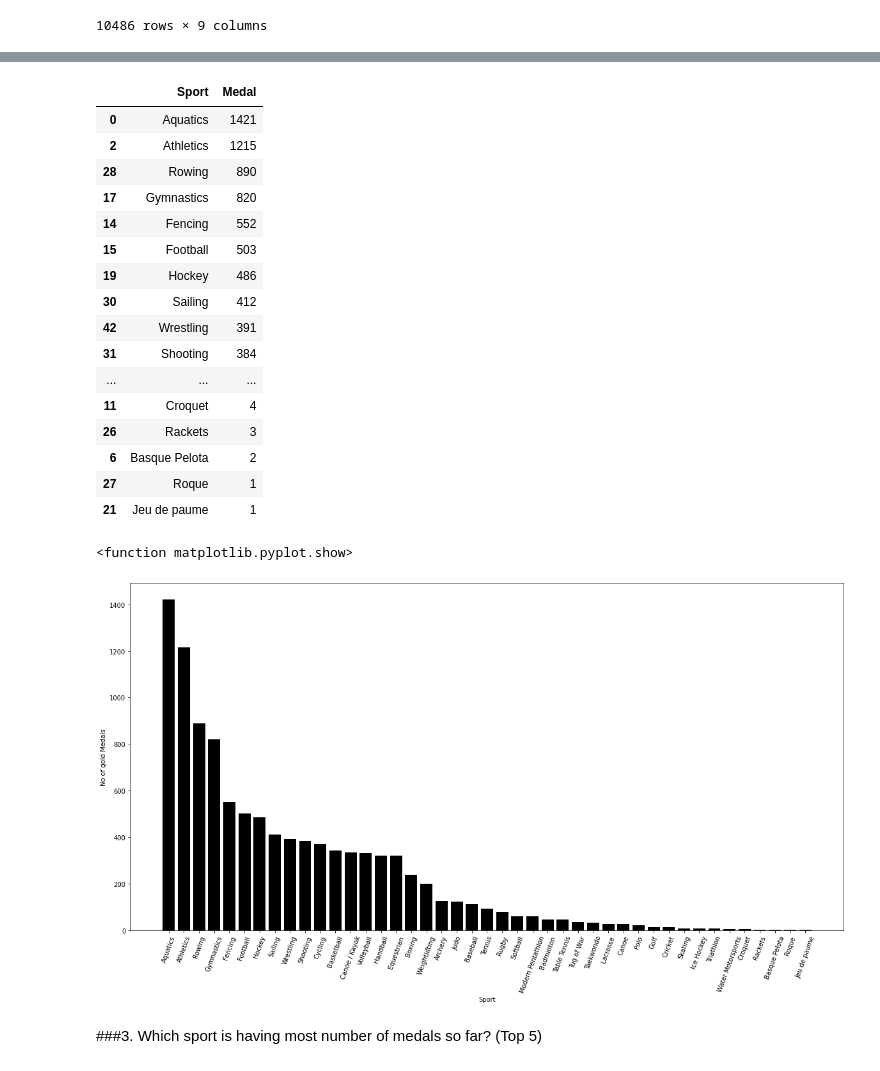
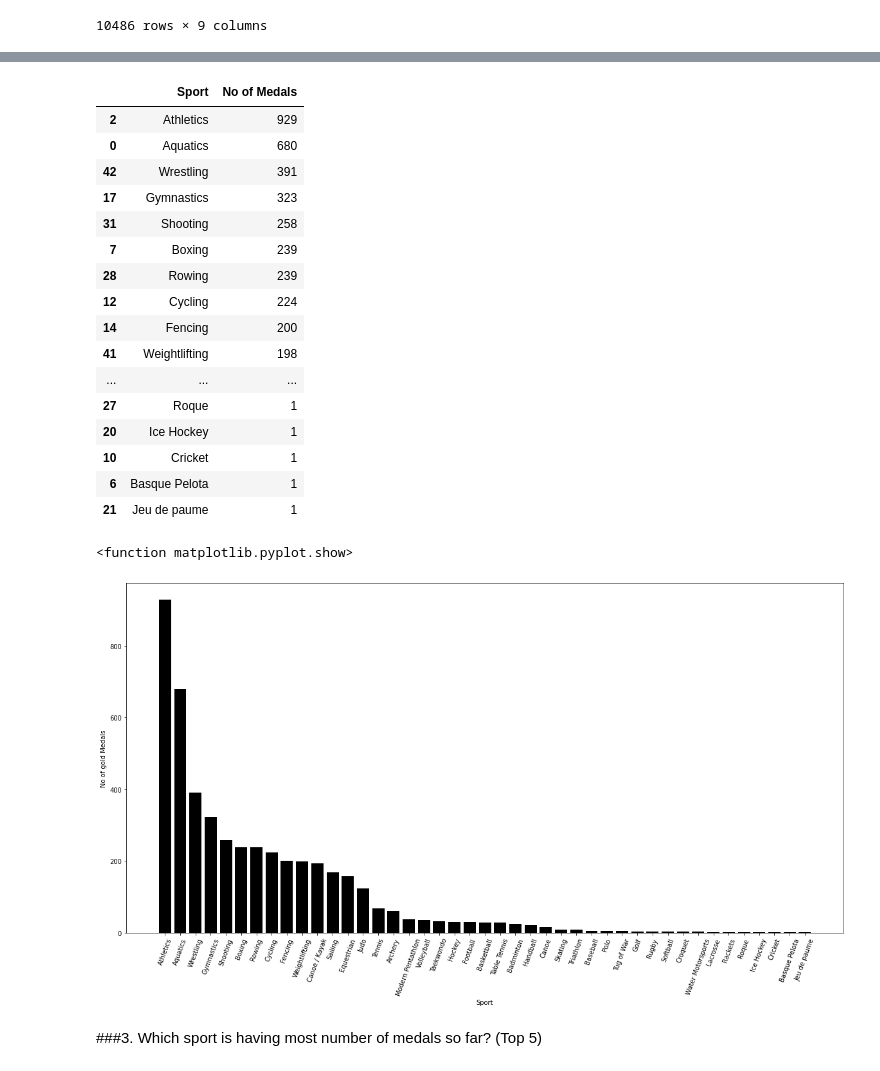
Before and after one commit to advaithSan77/Extra, a Jupyter notebook: skill-india/olympics/Summer.ipynb, the cells around one changed output, grey strips where cells are left out. Drawn from its saved outputs; the diff is of its cells as text; code cells hidden in the pictures.

```diff
--- a/skill-india/olympics/Summer.ipynb
+++ b/skill-india/olympics/Summer.ipynb
@@ -55,3 +55,8 @@ gold
 | 31157 | 2012 | London | Wrestling | Wrestling Freestyle | KHUGAEV, Alan | RUS | Men | Wg 84 KG | Gold |
 | 31161 | 2012 | London | Wrestling | Wrestling Freestyle | REZAEI, Ghasem Gholamreza | IRI | Men | Wg 96 KG | Gold |
 10486 rows × 9 columns
+# %%
+unique_gold_meds = pd.DataFrame(gold.groupby(['Year', 'Sport', 'Discipline', 'Gender', 'Event'], as_index=False, sort=True)['Athlete'].count())
+unique_gold_meds.sort_values(by='Athlete', ascending=False, inplace=True)
+unique_gold_meds.rename(columns= {'Athlete': 'No of Medals'}, inplace=True)
+unique_gold_meds
@@ -58,34 +77,34 @@ gold
 # %%
-sport_gold = pd.DataFrame(gold.groupby('Sport', as_index=False, sort=True)['Medal'].count())
-sport_gold.sort_values(by='Medal', ascending=False, inplace=True)
+sport_gold = pd.DataFrame(unique_gold_meds.groupby(['Sport'], as_index=False, sort=True)['No of Medals'].count())
+sport_gold.sort_values(by='No of Medals', ascending=False, inplace=True)
 sport_gold
 # %% [output]
-|  | Sport | Medal |
-| 0 | Aquatics | 1421 |
-| 2 | Athletics | 1215 |
-| 28 | Rowing | 890 |
-| 17 | Gymnastics | 820 |
-| 14 | Fencing | 552 |
-| 15 | Football | 503 |
-| 19 | Hockey | 486 |
-| 30 | Sailing | 412 |
+|  | Sport | No of Medals |
+| 2 | Athletics | 929 |
+| 0 | Aquatics | 680 |
 | 42 | Wrestling | 391 |
-| 31 | Shooting | 384 |
+| 17 | Gymnastics | 323 |
+| 31 | Shooting | 258 |
+| 7 | Boxing | 239 |
+| 28 | Rowing | 239 |
+| 12 | Cycling | 224 |
+| 14 | Fencing | 200 |
+| 41 | Weightlifting | 198 |
 | ... | ... | ... |
-| 11 | Croquet | 4 |
-| 26 | Rackets | 3 |
-| 6 | Basque Pelota | 2 |
 | 27 | Roque | 1 |
+| 20 | Ice Hockey | 1 |
+| 10 | Cricket | 1 |
+| 6 | Basque Pelota | 1 |
 | 21 | Jeu de paume | 1 |
 # %%
 graph = plt.figure(figsize=(20, 10))
-plt.bar(sport_gold['Sport'], sport_gold['Medal'], color='black')
+plt.bar(sport_gold['Sport'], sport_gold['No of Medals'], color='black')
 plt.xlabel('Sport')
 plt.ylabel('No of gold Medals')
 plt.xticks(rotation=70)
 plt.show
 # %% [output]
 <function matplotlib.pyplot.show>
-[figure, old version]
+[figure, new version]
 # %% [markdown]
 ###3. Which sport is having most number of medals so far? (Top 5)
```
Also changed, not shown: parts of 6 cells of this notebook.
